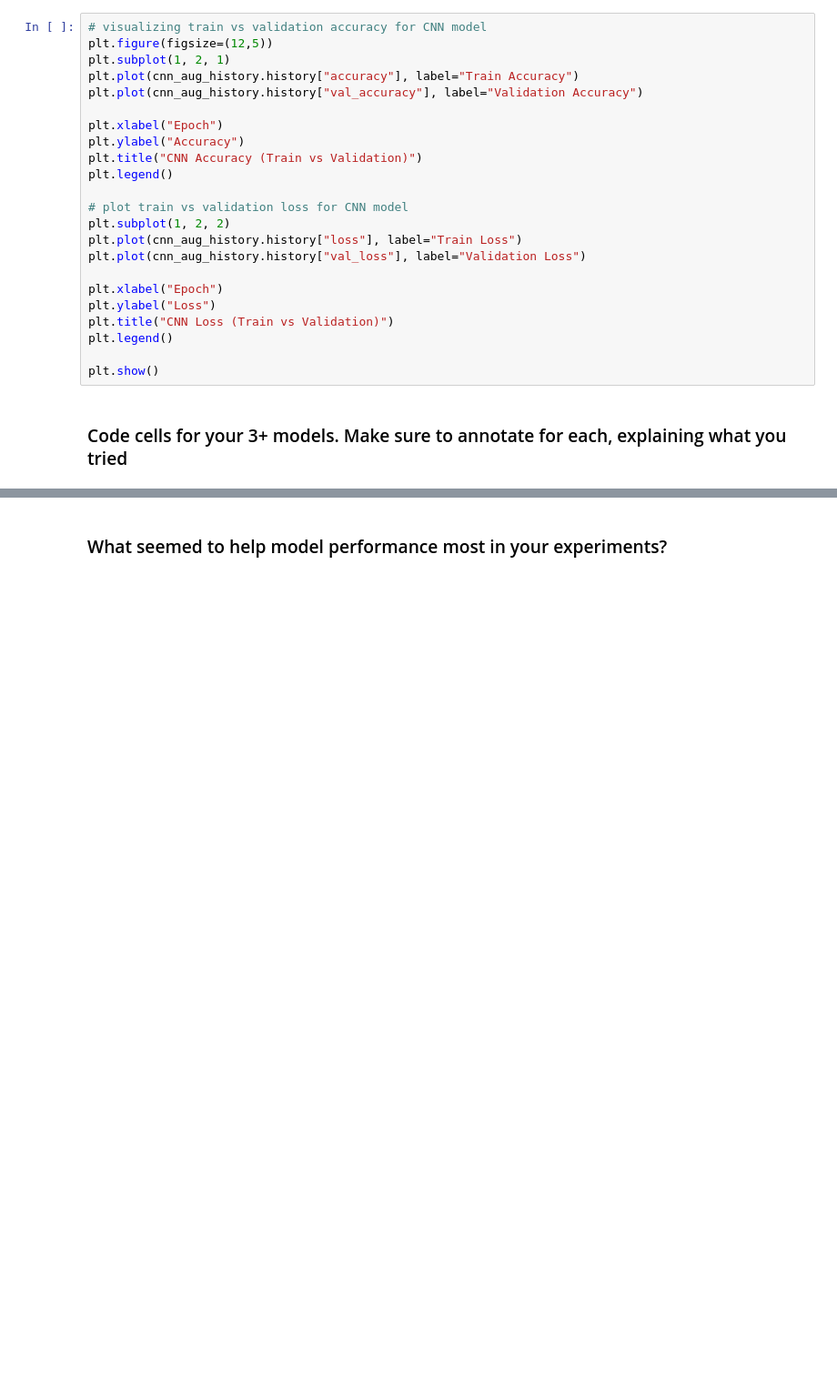
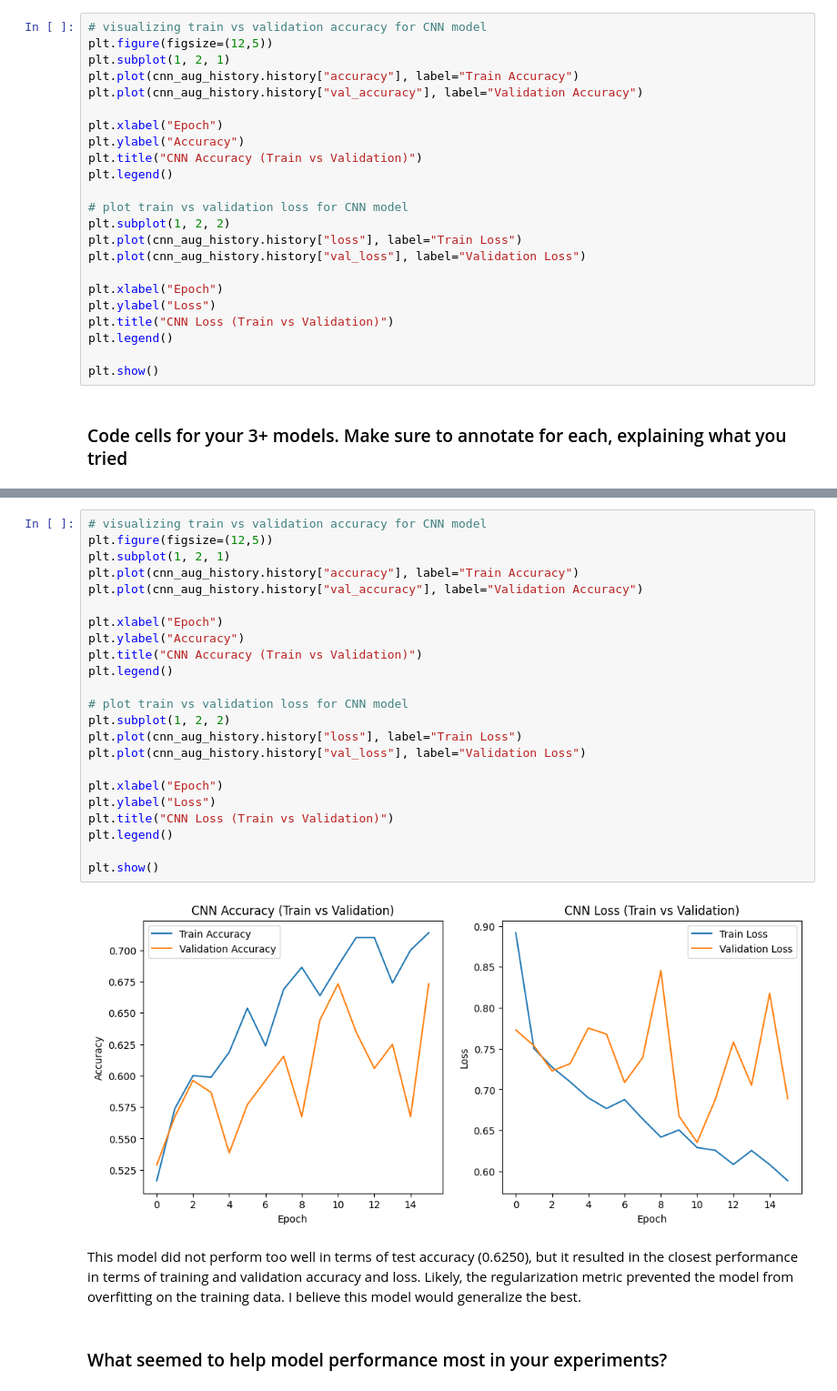
Before and after one commit to donya-beh/GSB-545, a Jupyter notebook: In Class Assignments/Inclass_05_21.ipynb, the cells around one changed output, grey strips where cells are left out. Shown at 91% size. Drawn from its saved outputs; the diff is of its cells as text; blank space fills up the shorter version.

```diff
--- a/In Class Assignments/Inclass_05_21.ipynb
+++ b/In Class Assignments/Inclass_05_21.ipynb
@@ -564,2 +991,29 @@ plt.show()
+# %%
+# visualizing train vs validation accuracy for CNN model
+plt.figure(figsize=(12,5))
+plt.subplot(1, 2, 1)
+plt.plot(cnn_aug_history.history["accuracy"], label="Train Accuracy")
+plt.plot(cnn_aug_history.history["val_accuracy"], label="Validation Accuracy")
+
+plt.xlabel("Epoch")
+plt.ylabel("Accuracy")
+plt.title("CNN Accuracy (Train vs Validation)")
+plt.legend()
+
+# plot train vs validation loss for CNN model
+plt.subplot(1, 2, 2)
+plt.plot(cnn_aug_history.history["loss"], label="Train Loss")
+plt.plot(cnn_aug_history.history["val_loss"], label="Validation Loss")
+
+plt.xlabel("Epoch")
+plt.ylabel("Loss")
+plt.title("CNN Loss (Train vs Validation)")
+plt.legend()
+
+plt.show()
+# %% [output]
+[figure, added]
+# %% [markdown]
+This model did not perform too well in terms of test accuracy (0.6250), but it resulted in the closest performance in terms of training and validation accuracy and loss. Likely, the regularization metric prevented the model from overfitting on the training data. I believe this model would generalize the best.
 # %% [markdown]
 ### What seemed to help model performance most in your experiments?
```
Also changed, not shown: parts of 31 cells of this notebook.
